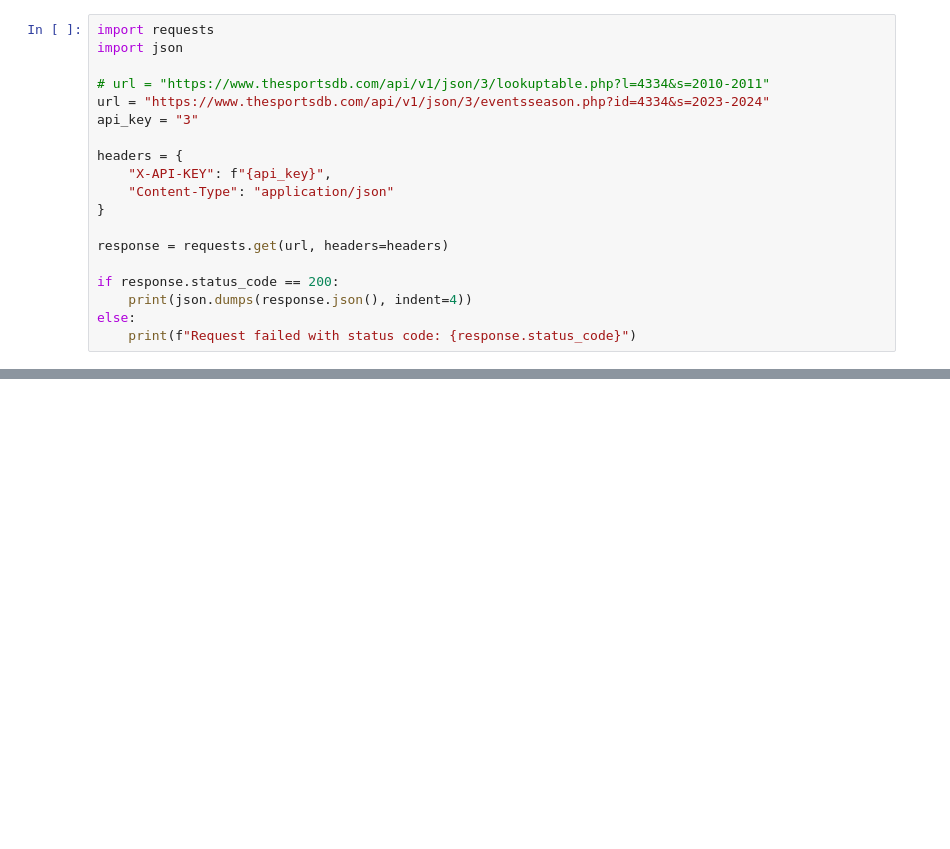
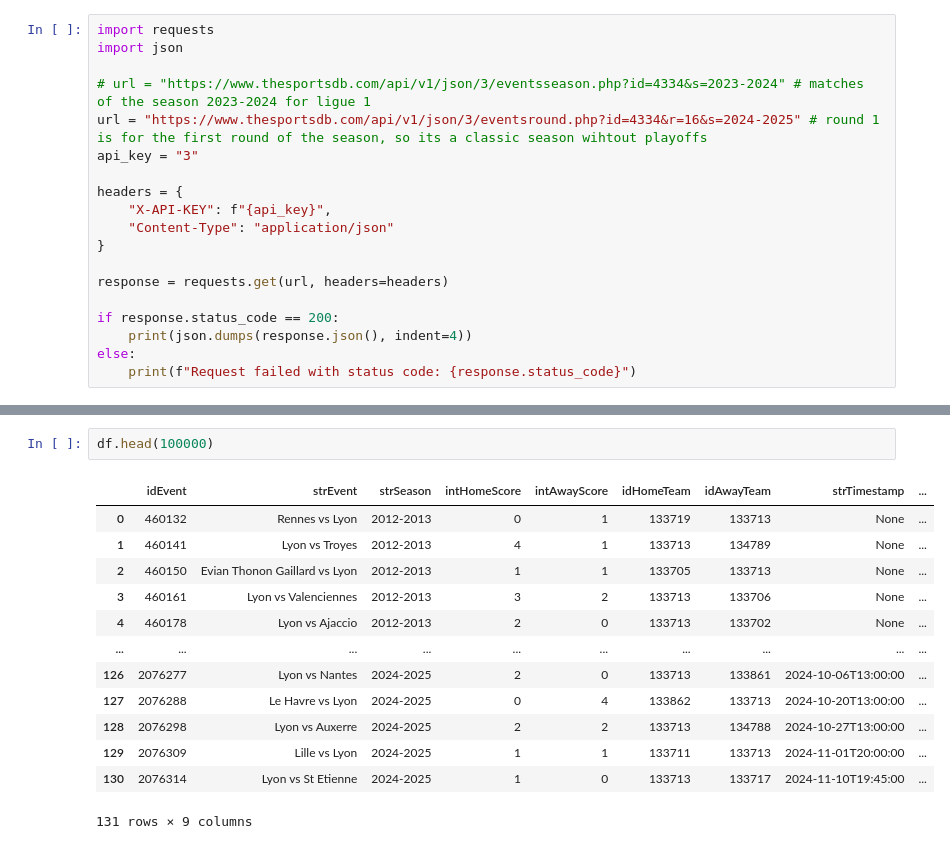
Before and after one commit to Josh-Dum/OWP_OL_WIN_Predictor, a Jupyter notebook: test_connexion_api_foot.ipynb, the cells around one changed output, grey strips where cells are left out. Saved outputs shown, nothing was run; the diff lists cells and outputs as text; blank space fills up the shorter version.

```diff
--- a/test_connexion_api_foot.ipynb
+++ b/test_connexion_api_foot.ipynb
@@ -2,8 +2,8 @@
 import requests
 import json
 
-# url = "https://www.thesportsdb.com/api/v1/json/3/lookuptable.php?l=4334&s=2010-2011"
-url = "https://www.thesportsdb.com/api/v1/json/3/eventsseason.php?id=4334&s=2023-2024"
+# url = "https://www.thesportsdb.com/api/v1/json/3/eventsseason.php?id=4334&s=2023-2024" # matches of the season 2023-2024 for ligue 1
+url = "https://www.thesportsdb.com/api/v1/json/3/eventsround.php?id=4334&r=16&s=2024-2025" # round 1 is for the first round of the season, so its a classic season wihtout playoffs
 api_key = "3"
 
 headers = {
@@ -112,0 +126,16 @@ if df is not None:
+# %%
+df.head(100000)
+# %% [output]
+|  | idEvent | strEvent | strSeason | intHomeScore | intAwayScore | idHomeTeam | idAwayTeam | strTimestamp | ... |
+| 0 | 460132 | Rennes vs Lyon | 2012-2013 | 0 | 1 | 133719 | 133713 | None | ... |
+| 1 | 460141 | Lyon vs Troyes | 2012-2013 | 4 | 1 | 133713 | 134789 | None | ... |
+| 2 | 460150 | Evian Thonon Gaillard vs Lyon | 2012-2013 | 1 | 1 | 133705 | 133713 | None | ... |
+| 3 | 460161 | Lyon vs Valenciennes | 2012-2013 | 3 | 2 | 133713 | 133706 | None | ... |
+| 4 | 460178 | Lyon vs Ajaccio | 2012-2013 | 2 | 0 | 133713 | 133702 | None | ... |
+| ... | ... | ... | ... | ... | ... | ... | ... | ... | ... |
+| 126 | 2076277 | Lyon vs Nantes | 2024-2025 | 2 | 0 | 133713 | 133861 | 2024-10-06T13:00:00 | ... |
+| 127 | 2076288 | Le Havre vs Lyon | 2024-2025 | 0 | 4 | 133862 | 133713 | 2024-10-20T13:00:00 | ... |
+| 128 | 2076298 | Lyon vs Auxerre | 2024-2025 | 2 | 2 | 133713 | 134788 | 2024-10-27T13:00:00 | ... |
+| 129 | 2076309 | Lille vs Lyon | 2024-2025 | 1 | 1 | 133711 | 133713 | 2024-11-01T20:00:00 | ... |
+| 130 | 2076314 | Lyon vs St Etienne | 2024-2025 | 1 | 0 | 133713 | 133717 | 2024-11-10T19:45:00 | ... |
+131 rows × 9 columns
```
Also changed, not shown: parts of 2 cells of this notebook, 1 other file.
